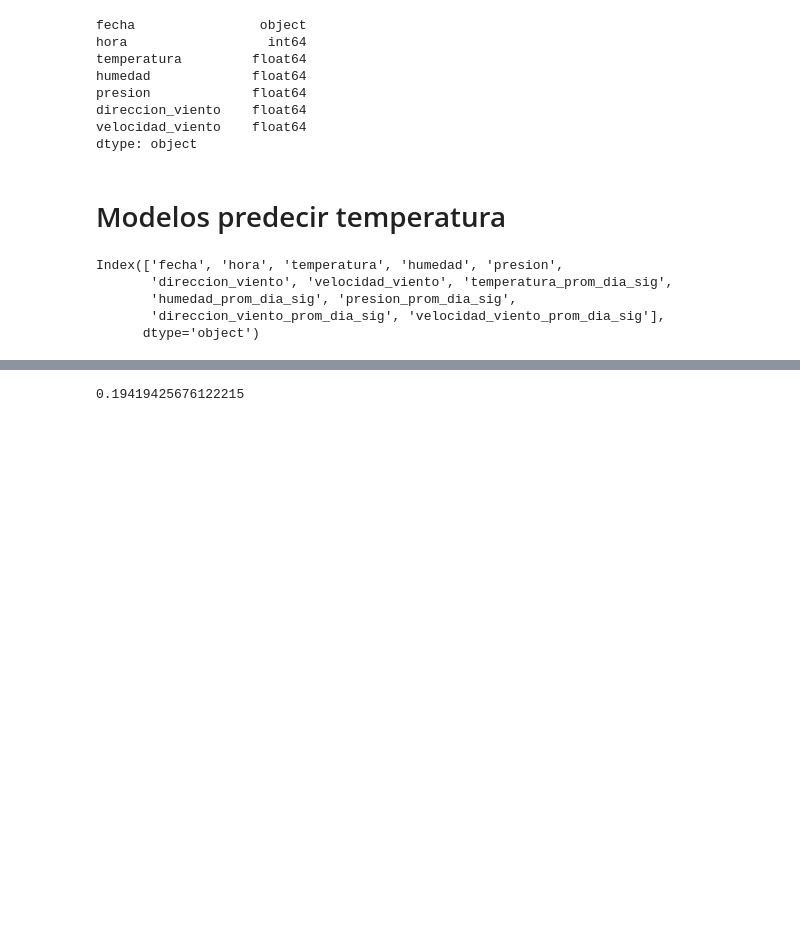
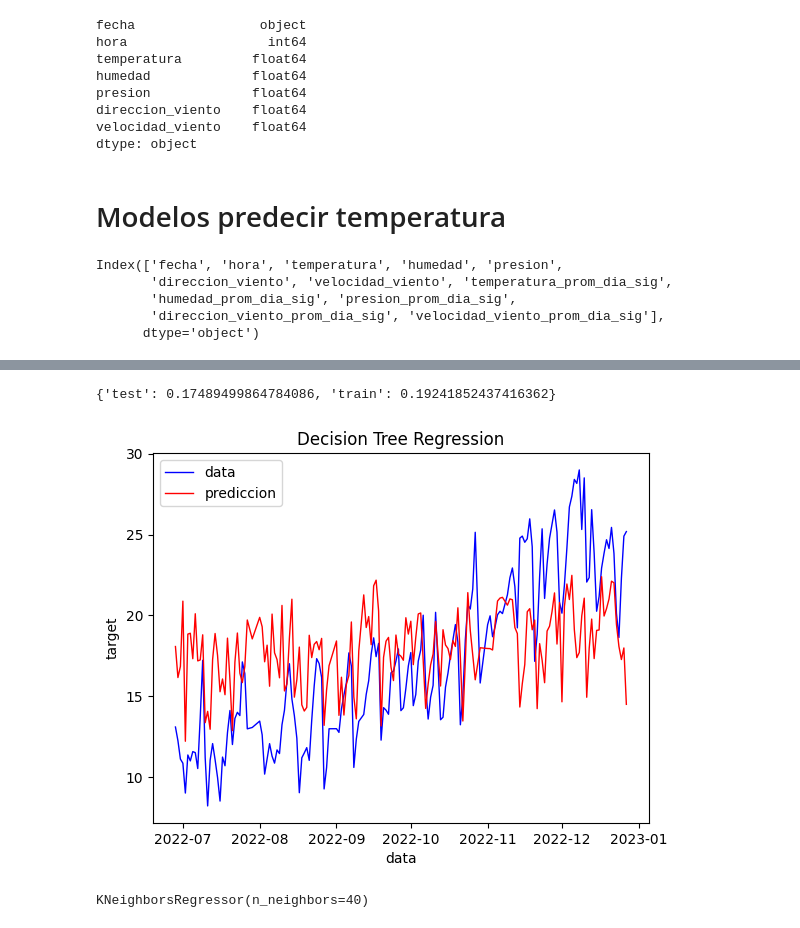
Before and after one commit to SebastianFelgueras/clima, a Jupyter notebook: modelosBSAS.ipynb, the cells around one changed output, grey strips where cells are left out. Drawn from its saved outputs; the diff is of its cells as text; code cells hidden in the pictures; blank space fills up the shorter version.

```diff
--- a/modelosBSAS.ipynb
+++ b/modelosBSAS.ipynb
@@ -122,7 +149,7 @@ plt.show()
 # %%
 from sklearn.neighbors import KNeighborsRegressor
-knn = KNeighborsRegressor(n_neighbors=10)
-knn.fit(x_train, y_train)
-knn.score(x_test,y_test)
+modelo_skl(KNeighborsRegressor,n_neighbors=40)
 # %% [output]
-0.19419425676122215
+{'test': 0.17489499864784086, 'train': 0.19241852437416362}
+[figure, added]
+KNeighborsRegressor(n_neighbors=40)
```
Also changed, not shown: parts of 4 cells of this notebook.
